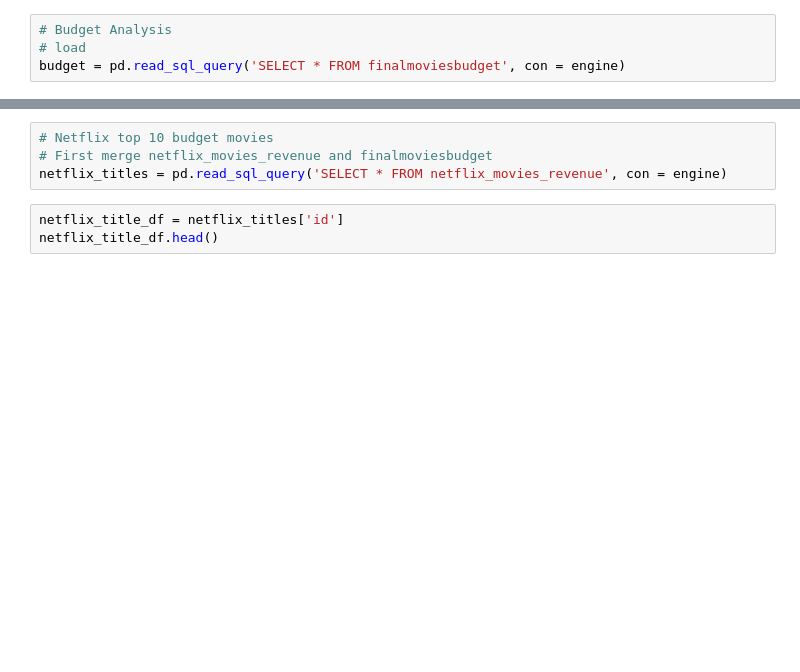
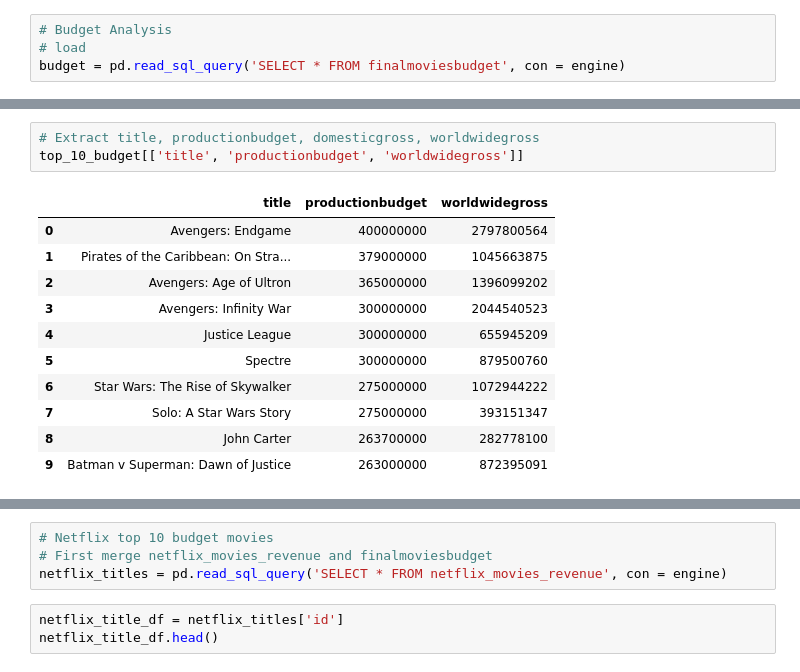
Before and after one commit to LenSin3/Conservatory-ETL-Project, a Jupyter notebook: ETL-Project/ETL-Load.ipynb, the cells around one changed output, grey strips where cells are left out. Cells and saved outputs as stored; diff of their text form; blank space fills up the shorter version.

```diff
--- a/ETL-Project/ETL-Load.ipynb
+++ b/ETL-Project/ETL-Load.ipynb
@@ -116,5 +116,20 @@ top_10_budget
 | 7 | 348350 | Solo: A Star Wars Story | 5726 | 6.6 | 392952373 | 135.0 | 66.493 | 2018-05-23 | ... |
 | 8 | 49529 | John Carter | 4022 | 6.2 | 284139100 | 132.0 | 31.818 | 2012-03-07 | ... |
 | 9 | 209112 | Batman v Superman: Dawn of Justice | 13960 | 5.9 | 873634919 | 152.0 | 61.188 | 2016-03-23 | ... |
+# %%
+# Extract title, productionbudget, domesticgross, worldwidegross
+top_10_budget[['title', 'productionbudget', 'worldwidegross']]
+# %% [output]
+|  | title | productionbudget | worldwidegross |
+| 0 | Avengers: Endgame | 400000000 | 2797800564 |
+| 1 | Pirates of the Caribbean: On Stra... | 379000000 | 1045663875 |
+| 2 | Avengers: Age of Ultron | 365000000 | 1396099202 |
+| 3 | Avengers: Infinity War | 300000000 | 2044540523 |
+| 4 | Justice League | 300000000 | 655945209 |
+| 5 | Spectre | 300000000 | 879500760 |
+| 6 | Star Wars: The Rise of Skywalker | 275000000 | 1072944222 |
+| 7 | Solo: A Star Wars Story | 275000000 | 393151347 |
+| 8 | John Carter | 263700000 | 282778100 |
+| 9 | Batman v Superman: Dawn of Justice | 263000000 | 872395091 |
 # %%
 # Bar chart of top 10 budget
```
Also changed, not shown: parts of 4 cells of this notebook, 5 other files.
